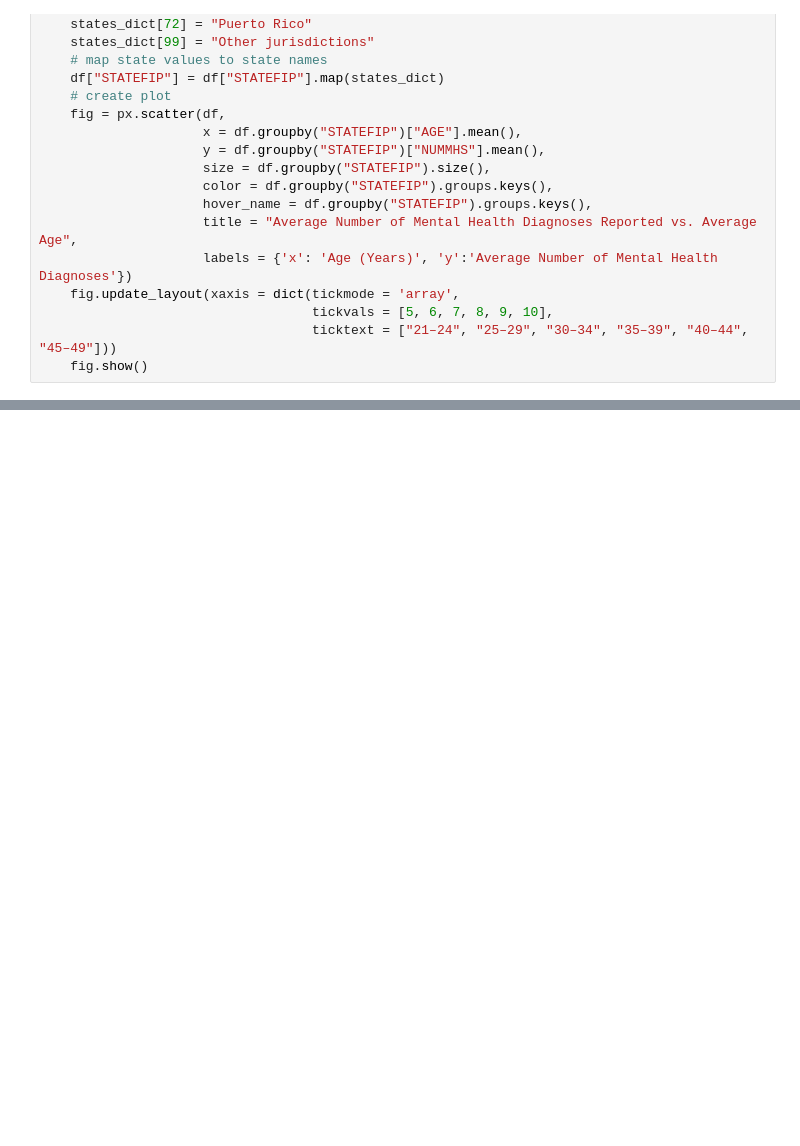
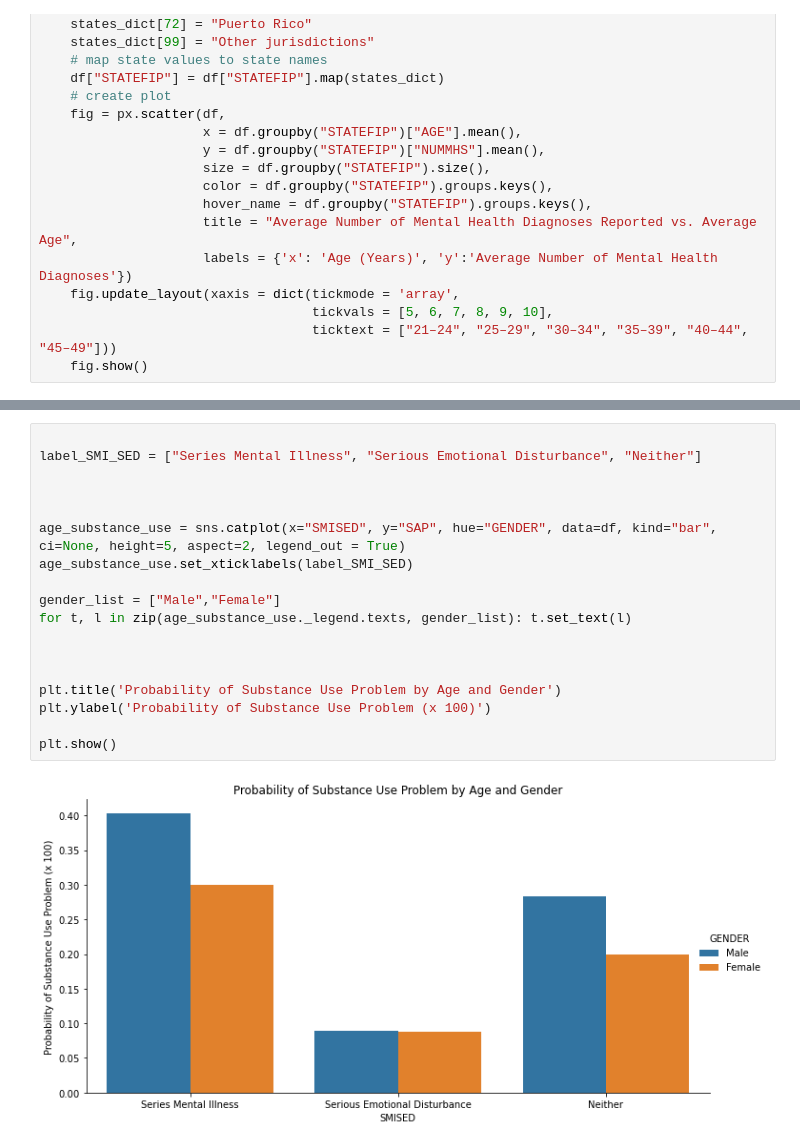
Before and after one commit to jenelle99/PIC16BProject, a Jupyter notebook: Project_Presentation2.ipynb, the cells around one changed output, grey strips where cells are left out. Saved outputs shown, nothing was run; the diff lists cells and outputs as text; blank space fills up the shorter version.

```diff
--- a/Project_Presentation2.ipynb
+++ b/Project_Presentation2.ipynb
@@ -311,0 +331,20 @@ plot_states(df)
+# %%
+
+label_SMI_SED = ["Series Mental Illness", "Serious Emotional Disturbance", "Neither"]
+
+
+
+age_substance_use = sns.catplot(x="SMISED", y="SAP", hue="GENDER", data=df, kind="bar",  ci=None, height=5, aspect=2, legend_out = True)
+age_substance_use.set_xticklabels(label_SMI_SED)
+
+gender_list = ["Male","Female"]
+for t, l in zip(age_substance_use._legend.texts, gender_list): t.set_text(l)
+
+
+
+plt.title('Probability of Substance Use Problem by Age and Gender')
+plt.ylabel('Probability of Substance Use Problem (x 100)')
+
+plt.show()
+# %% [output]
+[figure, added]
```
Also changed, not shown: parts of 6 cells of this notebook.
